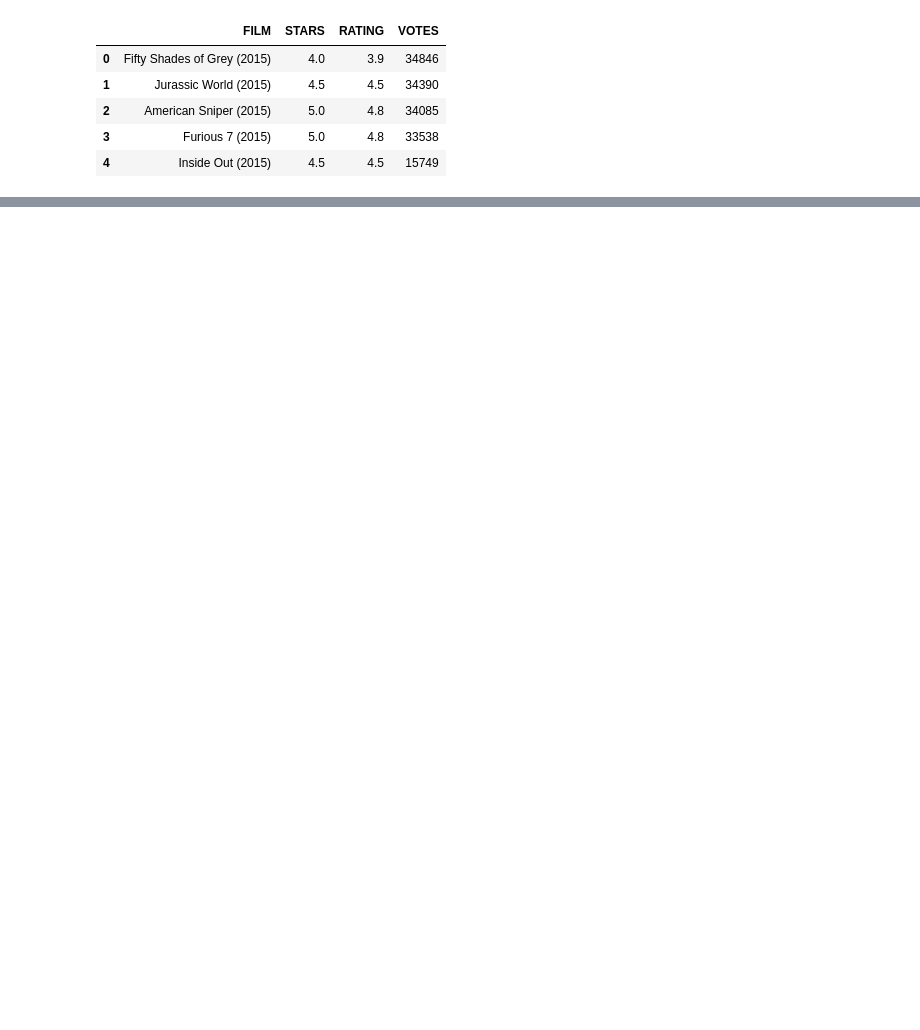
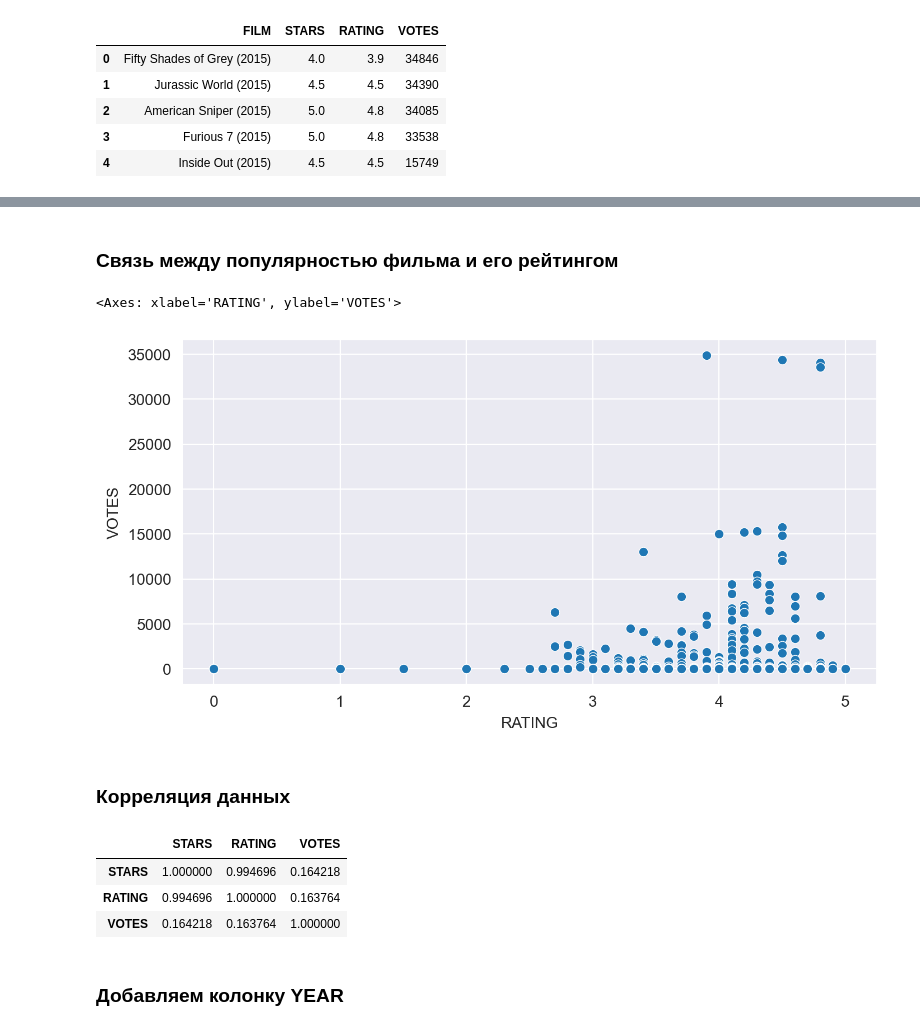
Before and after one commit to PaulNikolaev/data_visualization_project, a Jupyter notebook: data_visualization_project.ipynb, the cells around one changed output, grey strips where cells are left out. Drawn from its saved outputs; the diff is of its cells as text; code cells hidden in the pictures; blank space fills up the shorter version.

Commit message:
Studying the bottom about the Fandango website

```diff
--- a/data_visualization_project.ipynb
+++ b/data_visualization_project.ipynb
@@ -6,6 +10,6 @@ import seaborn as sns
 # %%
-df = pd.read_csv('fandango_scrape.csv')
-df. head()
+fandango = pd.read_csv('fandango_scrape.csv')
+fandango.head()
 # %% [output]
 |  | FILM | STARS | RATING | VOTES |
 | 0 | Fifty Shades of Grey (2015) | 4.0 | 3.9 | 34846 |
@@ -15,0 +34,19 @@ df. head()
+# %% [markdown]
+### Связь между популярностью фильма и его рейтингом
+# %%
+plt.figure(figsize=(8,4), dpi=200)
+sns.scatterplot(data=fandango, x='RATING', y='VOTES')
+# %% [output]
+<Axes: xlabel='RATING', ylabel='VOTES'>
+[figure, added]
+# %% [markdown]
+### Корреляция данных
+# %%
+fandango.corr(numeric_only=True)
+# %% [output]
+|  | STARS | RATING | VOTES |
+| STARS | 1.000000 | 0.994696 | 0.164218 |
+| RATING | 0.994696 | 1.000000 | 0.163764 |
+| VOTES | 0.164218 | 0.163764 | 1.000000 |
+# %% [markdown]
+### Добавляем колонку YEAR
```
Also changed, not shown: parts of 22 cells of this notebook.
